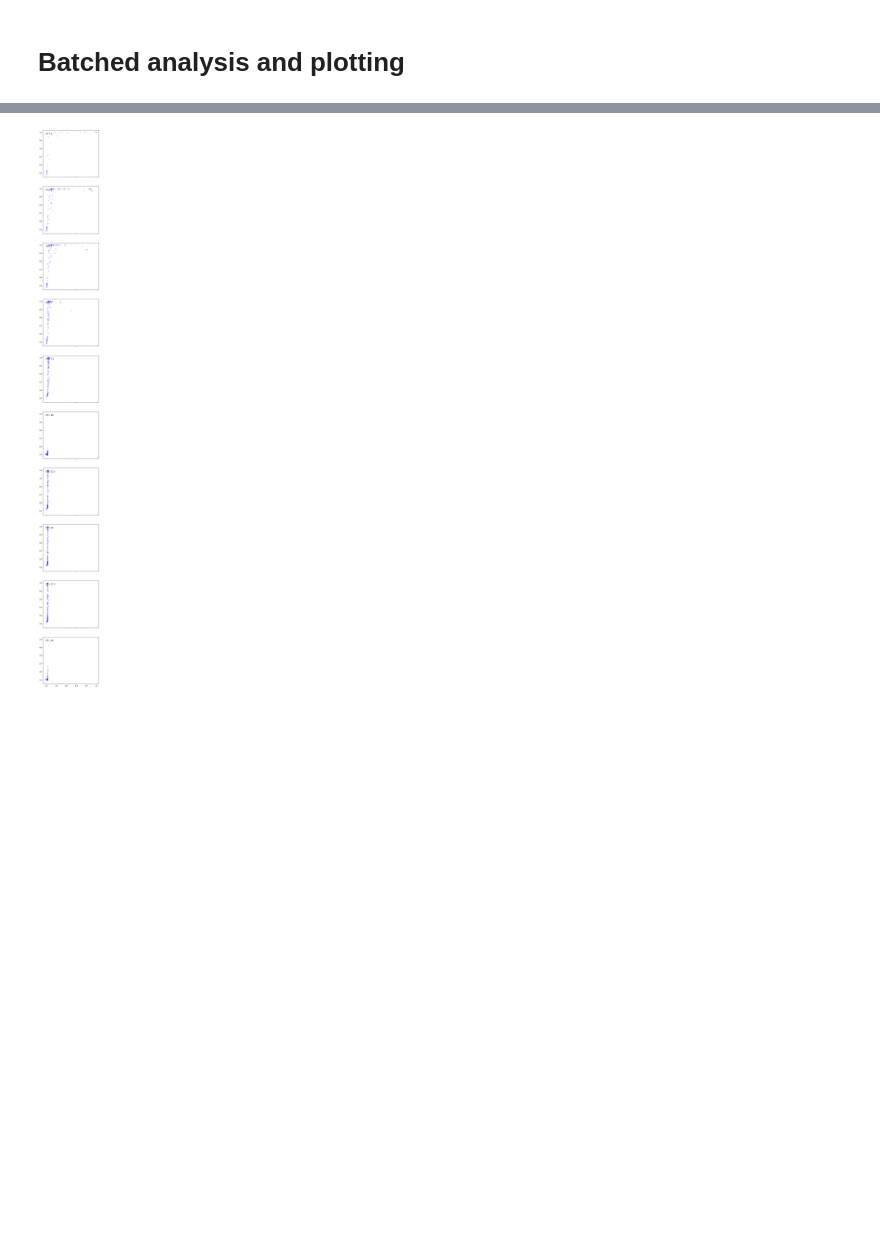
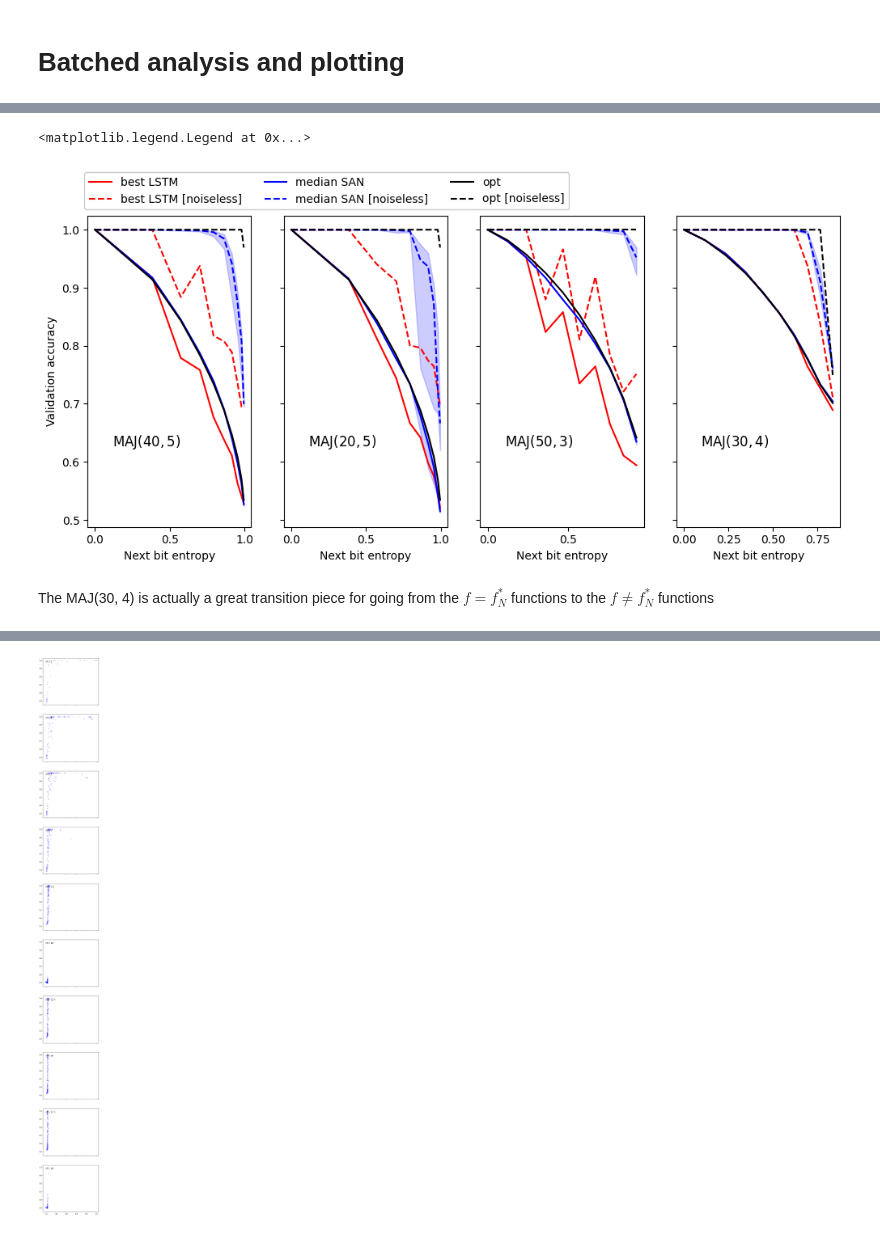
Before and after one commit to peterse/noise-robust-boolean-learning, a Jupyter notebook: mindreadingautobots/src/mindreadingautobots/analysis/process_spreadsheets.ipynb, the cells around one changed output, grey strips where cells are left out. Cells and saved outputs as stored; diff of their text form; code cells hidden in the pictures; blank space fills up the shorter version.

```diff
--- a/mindreadingautobots/src/mindreadingautobots/analysis/process_spreadsheets.ipynb
+++ b/mindreadingautobots/src/mindreadingautobots/analysis/process_spreadsheets.ipynb
@@ -199,3 +238,81 @@ for i, bf in enumerate(bf_vals):
+# %%
+
+def append_last(x, y):
+    return (x, y)
+    # return np.concatenate((x, [1])).flatten(), np.concatenate((y, [0.5])).flatten()
+
+
+
+fig, axes = plt.subplots(1, 4, figsize=(12, 5), sharey=True)
+
+
+for j in range(len(SPREADSHEET_NAMES) - 1):
+    ax = axes[j]
+    # Read the CSV file into a DataFrame
+    bf_vals = BF_VALS[j]
+    df_all = pd.read_csv(f"./processed/{SPREADSHEET_NAMES[j]}.csv")
+    df_ana = pd.read_csv(f"./processed/{SPREADSHEET_NAMES[j]}_ana.csv")
+
+    rnn_stats = np.zeros((len(bf_vals), 8)) # val_acc median, q1, q3, max_val_acc, noiseless_val_acc median, q1, q3, max_noiseless_val_acc
+    san_stats = np.zeros((len(bf_vals), 8))
+
+    stats_dct = {
+        "RNN": rnn_stats,
+        "SAN": san_stats
+    }
+
+    for k in stats_dct.keys():
+        for i, bf in enumerate(bf_vals):
+            df = df_all.loc[df_all["bf"] == bf].loc[df_all["model"] == k]
+            stats_dct[k][i, 0] = df['val_acc'].median()
+            stats_dct[k][i, 1] = df['val_acc'].quantile(0.35)
+            stats_dct[k][i, 2] = df['val_acc'].quantile(0.85)
+            stats_dct[k][i, 3] = df['val_acc'].max()
+            stats_dct[k][i, 4] = df['noiseless_val_acc'].median()
+            stats_dct[k][i, 5] = df['noiseless_val_acc'].quantile(0.33)
+            stats_dct[k][i, 6] = df['noiseless_val_acc'].quantile(0.67)
+            stats_dct[k][i, 7] = df['noiseless_val_acc'].max()
+
+
+
+    xvals = df_ana["entropy"].values.flatten() # entropy x-axis
+    # xvals = df_ana["bf"].values.flatten() # bitflip x-axis
+    mle_noisy_final = df_ana["mle_noisy"].values.flatten()
+
+    rnn_noisy = np.array(stats_dct["RNN"][:,3]).flatten()
+    rnn_noiseless = np.array(stats_dct["RNN"][:,7]).flatten()
+    san_noisy = np.array(stats_dct["SAN"][:,0]).flatten()
+    san_noiseless = np.array(stats_dct["SAN"][:,4]).flatten()
+    san_q1 = np.array(stats_dct["SAN"][:,1]).flatten()
+    san_q3 = np.array(stats_dct["SAN"][:,2]).flatten()
+    san_q1_noiseless = np.array(stats_dct["SAN"][:,5]).flatten()
+    san_q3_noiseless = np.array(stats_dct["SAN"][:,6]).flatten()
+
+    ax.plot(*append_last(xvals, rnn_noisy), label='best LSTM', c='r', ls='-')
+    ax.plot(*append_last(xvals, rnn_noiseless), label='best LSTM [noiseless]', c='r', ls='--')
+
+    ax.plot(*append_last(xvals, san_noisy), label='median SAN', c='b', ls='-')
+    ax.plot(*append_last(xvals, san_noiseless), label='median SAN [noiseless]', c='b', ls='--')
+    ax.fill_between(xvals, san_q1, san_q3, color='b', alpha=0.2)
+    ax.fill_between(xvals, san_q1_noiseless, san_q3_noiseless, color='b', alpha=0.2)
+
+    ax.plot(*append_last(xvals, mle_noisy_final), label='opt', c='k', ls='-')
+
+    # get all_mle_noiseless values from df_ana
+    all_mle_noiseless = df_ana["mle_noiseless"].values.flatten()
+    ax.plot(*append_last(xvals, all_mle_noiseless), label='opt [noiseless]', c='k', ls='--')
+
+    # ax.plot([0, 1, 1], [1, 1, 0.5], label='opt [noiseless]', c='k', ls='--')
+    ax.set_xlabel('Next bit entropy')
+    ax.text(0.15, 0.3, DATASET_NAMES[j], ha='left', va='top', fontsize=12, transform=ax.transAxes)
+
+axes[0].set_ylabel('Validation accuracy')
+axes[0].legend(prop={'size': 10}, framealpha=1, ncol=3, loc='lower left', bbox_to_anchor=(-0.02, 1.02), borderaxespad=0.)
+# %% [output]
+<matplotlib.legend.Legend at 0x...>
+[figure, added]
+# %% [markdown]
+The MAJ(30, 4) is actually a great transition piece for going from the $f = f_N^*$ functions to the $f \neq f_N^*$ functions
 # %%
 
 def append_last(x, y):
```
Also changed, not shown: parts of 19 cells of this notebook, 2 other files.
